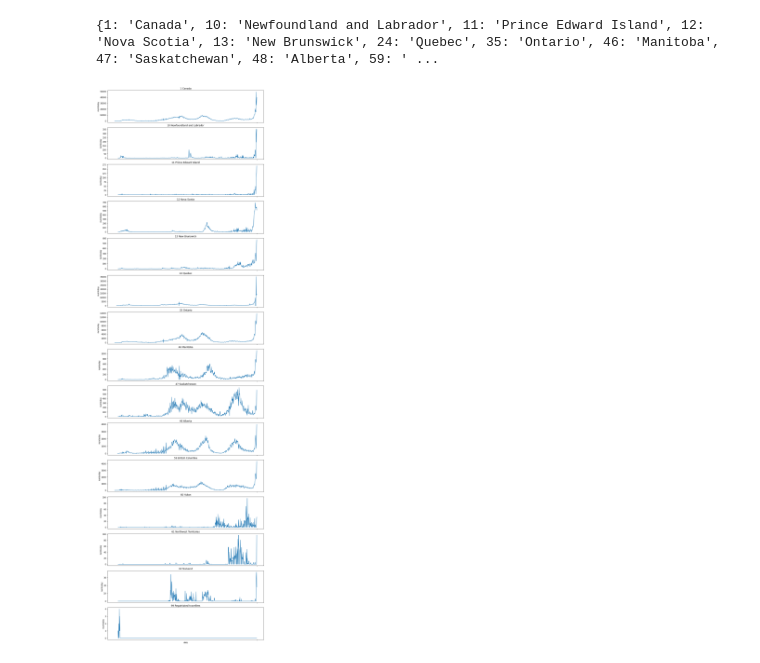
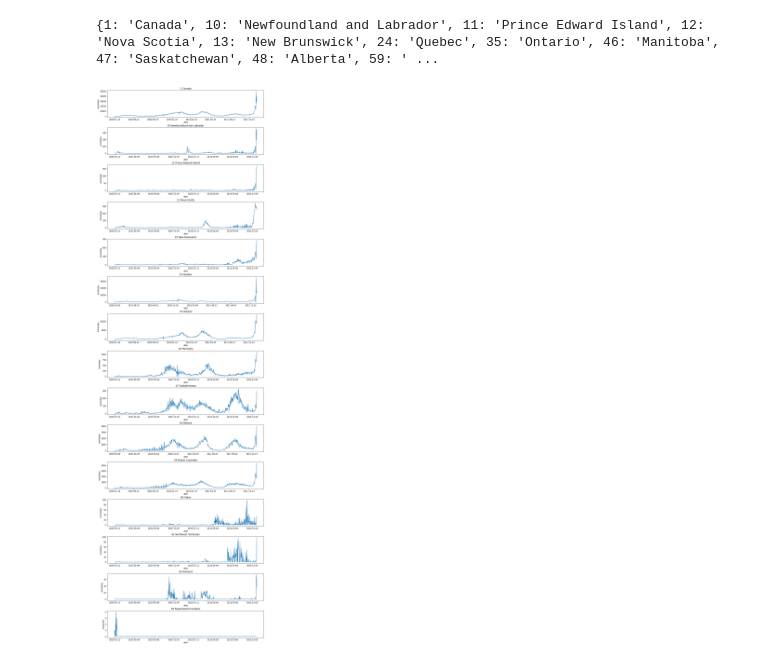
Before and after one commit to john-s-lin/can-covid-wave, a Jupyter notebook: src/preprocessing.ipynb, the cells around one changed output. Cells and saved outputs as stored; diff of their text form; code cells hidden in the pictures.

Commit message:
Updated output graphs

```diff
--- a/src/preprocessing.ipynb
+++ b/src/preprocessing.ipynb
@@ -183,13 +185,14 @@ print(provinces)
 {1: 'Canada', 10: 'Newfoundland and Labrador', 11: 'Prince Edward Island', 12: 'Nova Scotia', 13: 'New Brunswick', 24: 'Quebec', 35: 'Ontario', 46: 'Manitoba', 47: 'Saskatchewan', 48: 'Alberta', 59: ' ...
 # %%
 # Generate a subplot structure to display graphs in a 5x3 grid
-fig, ax = plt.subplots(nrows=len(provinces), ncols=1, sharex=True, figsize=(12, 40), constrained_layout=True)
+fig, ax = plt.subplots(nrows=len(provinces), ncols=1, figsize=(12, 40), constrained_layout=True)
 
 # For each subplot, generate a plot of numtoday cases by date
 for i, id in enumerate(pruid):
     # Select the data by province and generate a lineplot
     sns.lineplot(ax=ax[i], data=epi_data[epi_data["pruid"] == id], x="date", y="numtoday")
     ax[i].set_title(f"{id} {provinces[id]}")
-    ax[i].set_xticks("")
+    ax[i].xaxis.set_major_locator(mdates.MonthLocator(bymonth=(1, 4, 7, 10)))
+    ax[i].xaxis.set_minor_locator(mdates.MonthLocator())
 # %% [output]
-[figure, old version]
+[figure, new version]
```
Also changed, not shown: parts of 1 cell of this notebook.
